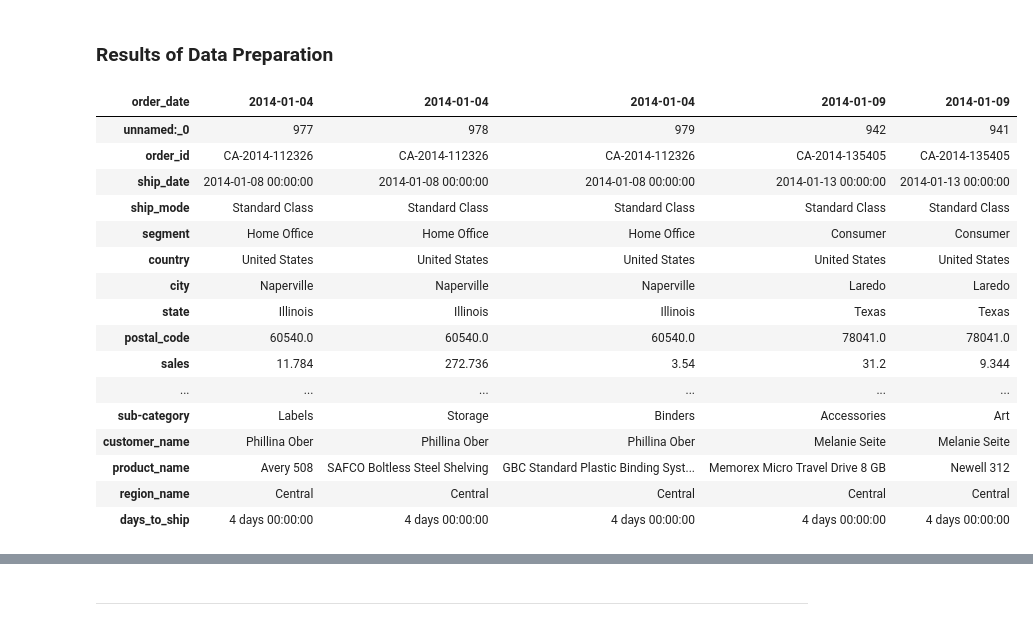
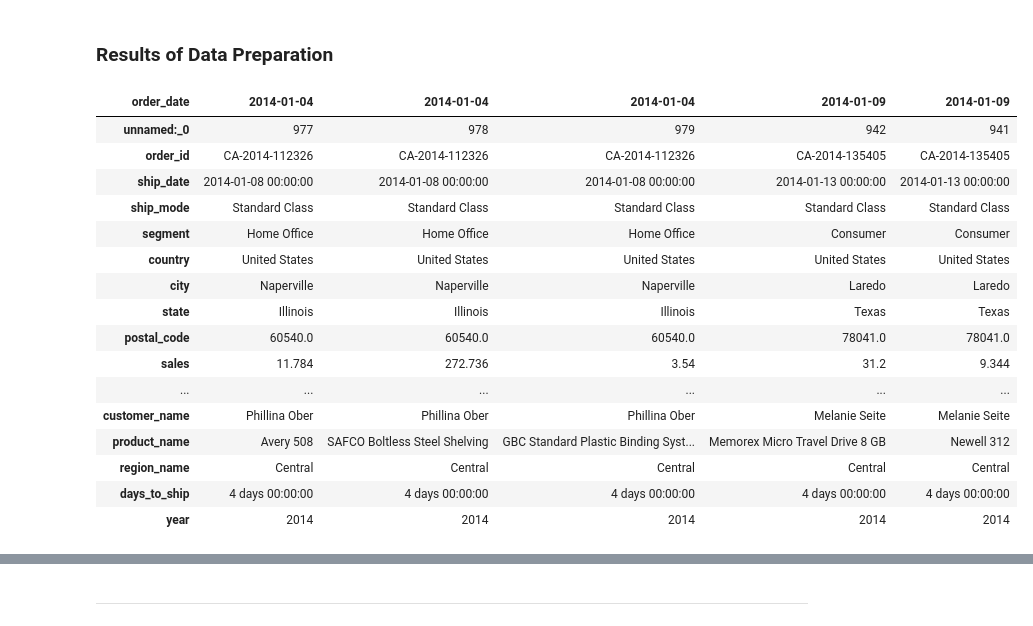
Before and after one commit to long-name-gang/time_series-project, a Jupyter notebook: rachel_final_report.ipynb, the cells around one changed output, grey strips where cells are left out. Cells and saved outputs as stored; diff of their text form; code cells hidden in the pictures.

```diff
--- a/rachel_final_report.ipynb
+++ b/rachel_final_report.ipynb
@@ -144,25 +146,25 @@ The function takes in the original superstore dataframe and returns it with the
 ### Results of Data Preparation
 # %%
 #Acquire the superstore_db data using wrangle.get_superstore passed into the wrangle.prep_superstore function, which will prepare the dataset.
-ssdb = mw.prep_superstore(mw.get_superstore())
+df = wrangle.prep_superstore(wrangle.get_superstore())
 # %%
 # Inspect df
-ssdb.head().T
+df.head().T
 # %% [output]
 | order_date | 2014-01-04 | 2014-01-04 | 2014-01-04 | 2014-01-09 | 2014-01-09 |
 | unnamed:_0 | 977 | 978 | 979 | 942 | 941 |
 | order_id | CA-2014-112326 | CA-2014-112326 | CA-2014-112326 | CA-2014-135405 | CA-2014-135405 |
 | ship_date | 2014-01-08 00:00:00 | 2014-01-08 00:00:00 | 2014-01-08 00:00:00 | 2014-01-13 00:00:00 | 2014-01-13 00:00:00 |
 | ship_mode | Standard Class | Standard Class | Standard Class | Standard Class | Standard Class |
 | segment | Home Office | Home Office | Home Office | Consumer | Consumer |
 | country | United States | United States | United States | United States | United States |
 | city | Naperville | Naperville | Naperville | Laredo | Laredo |
 | state | Illinois | Illinois | Illinois | Texas | Texas |
 | postal_code | 60540.0 | 60540.0 | 60540.0 | 78041.0 | 78041.0 |
 | sales | 11.784 | 272.736 | 3.54 | 31.2 | 9.344 |
 | ... | ... | ... | ... | ... | ... |
-| sub-category | Labels | Storage | Binders | Accessories | Art |
 | customer_name | Phillina Ober | Phillina Ober | Phillina Ober | Melanie Seite | Melanie Seite |
 | product_name | Avery 508 | SAFCO Boltless Steel Shelving | GBC Standard Plastic Binding Syst... | Memorex Micro Travel Drive 8 GB | Newell 312 |
 | region_name | Central | Central | Central | Central | Central |
 | days_to_ship | 4 days 00:00:00 | 4 days 00:00:00 | 4 days 00:00:00 | 4 days 00:00:00 | 4 days 00:00:00 |
+| year | 2014 | 2014 | 2014 | 2014 | 2014 |
```
Also changed, not shown: parts of 37 cells of this notebook.
